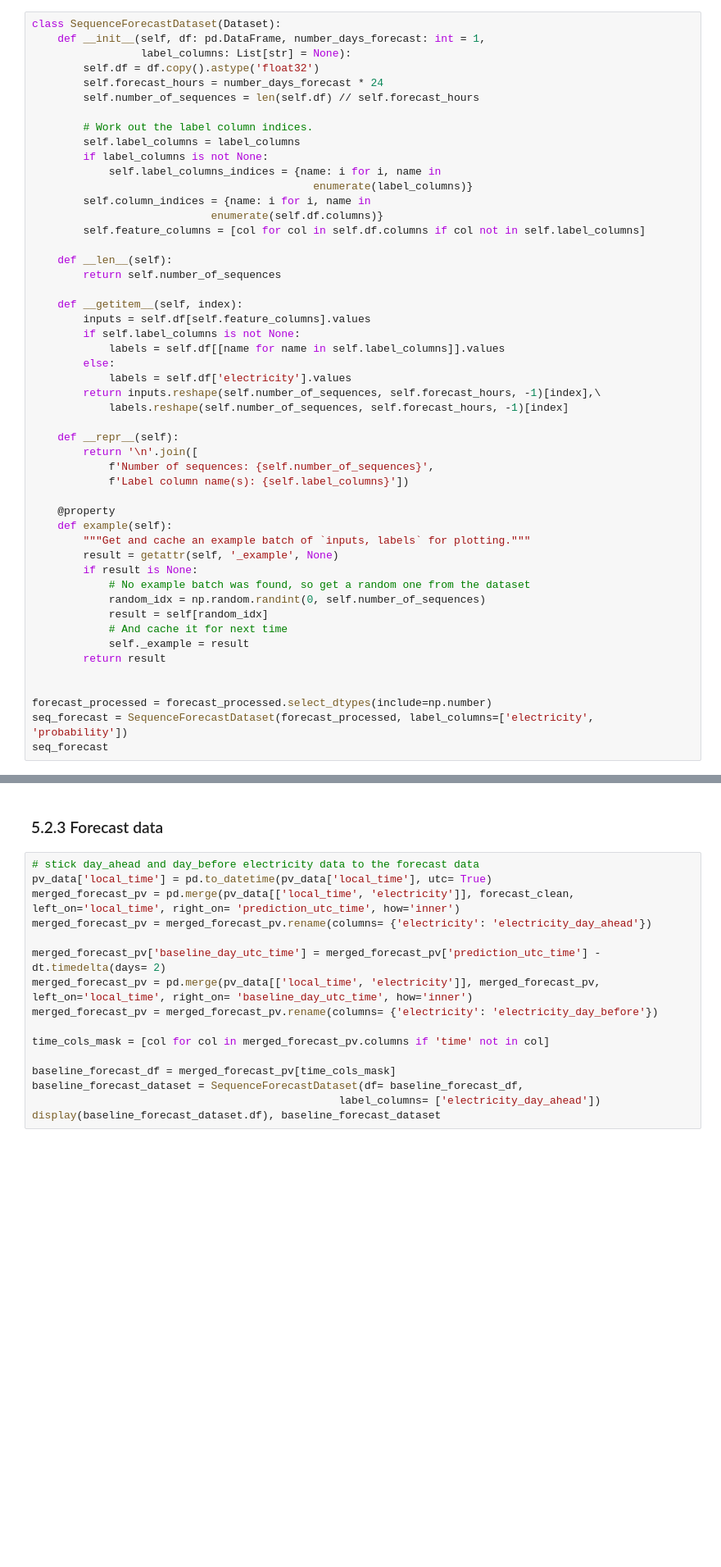
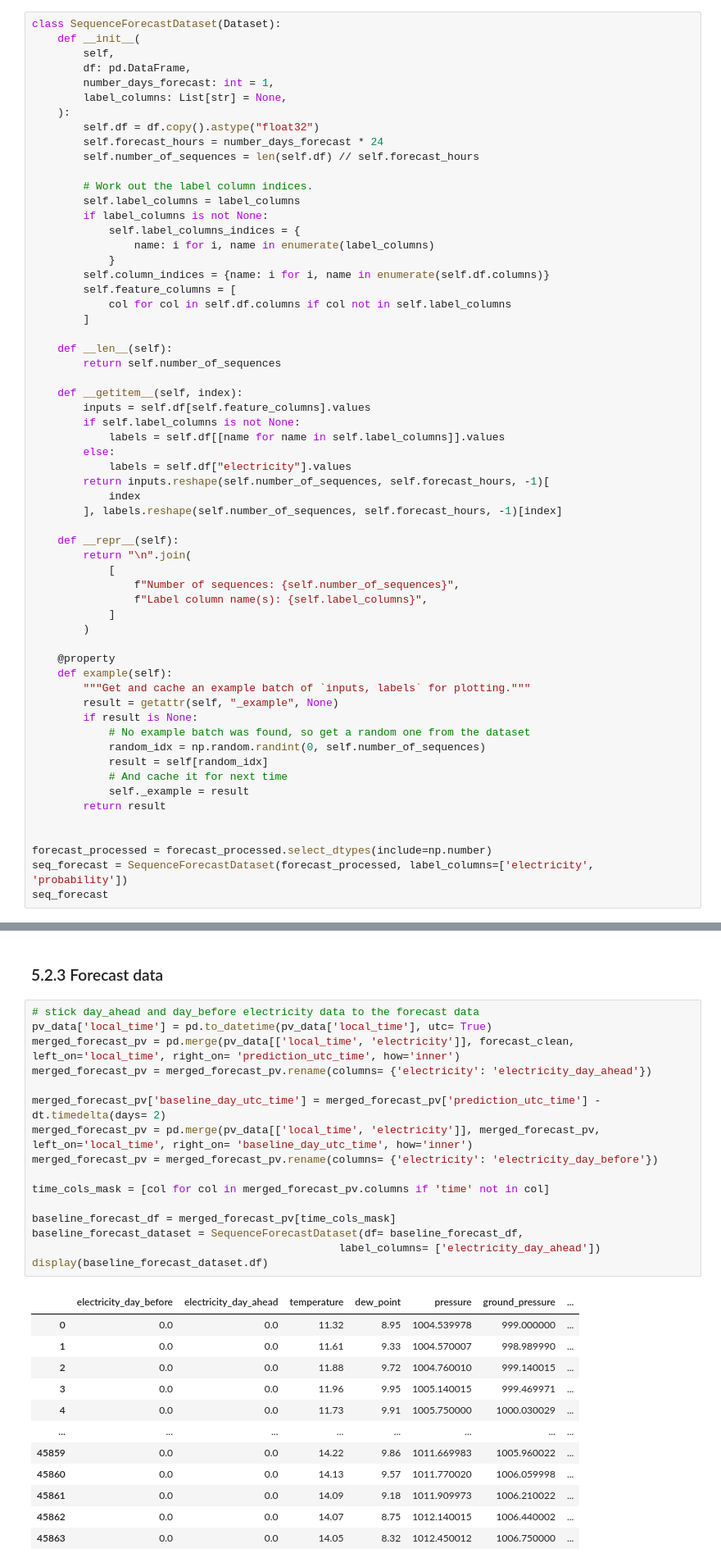
Before and after one commit to jerome-roeser/day-ahead-power-forecast, a Jupyter notebook: notebooks/advanced_power_forecast_pytorch.ipynb, the cells around one changed output, grey strips where cells are left out. Shown: that part at 82% size. Drawn from its saved outputs; the diff is of its cells as text; blank space fills up the shorter version.

```diff
--- a/notebooks/advanced_power_forecast_pytorch.ipynb
+++ b/notebooks/advanced_power_forecast_pytorch.ipynb
@@ -490,20 +630,26 @@ seq_pv
 ## 4.2 Forecast Data
 # %%
 class SequenceForecastDataset(Dataset):
-    def __init__(self, df: pd.DataFrame, number_days_forecast: int = 1,
-                 label_columns: List[str] = None):
-        self.df = df.copy().astype('float32')
+    def __init__(
+        self,
+        df: pd.DataFrame,
+        number_days_forecast: int = 1,
+        label_columns: List[str] = None,
+    ):
+        self.df = df.copy().astype("float32")
         self.forecast_hours = number_days_forecast * 24
         self.number_of_sequences = len(self.df) // self.forecast_hours
 
         # Work out the label column indices.
         self.label_columns = label_columns
         if label_columns is not None:
-            self.label_columns_indices = {name: i for i, name in
-                                            enumerate(label_columns)}
-        self.column_indices = {name: i for i, name in
-                            enumerate(self.df.columns)}
-        self.feature_columns = [col for col in self.df.columns if col not in self.label_columns]
+            self.label_columns_indices = {
+                name: i for i, name in enumerate(label_columns)
+            }
+        self.column_indices = {name: i for i, name in enumerate(self.df.columns)}
+        self.feature_columns = [
+            col for col in self.df.columns if col not in self.label_columns
+        ]
 
     def __len__(self):
         return self.number_of_sequences
@@ -513,19 +659,23 @@ class SequenceForecastDataset(Dataset):
         if self.label_columns is not None:
             labels = self.df[[name for name in self.label_columns]].values
         else:
-            labels = self.df['electricity'].values
-        return inputs.reshape(self.number_of_sequences, self.forecast_hours, -1)[index],\
-            labels.reshape(self.number_of_sequences, self.forecast_hours, -1)[index]
+            labels = self.df["electricity"].values
+        return inputs.reshape(self.number_of_sequences, self.forecast_hours, -1)[
+            index
+        ], labels.reshape(self.number_of_sequences, self.forecast_hours, -1)[index]
 
     def __repr__(self):
-        return '\n'.join([
-            f'Number of sequences: {self.number_of_sequences}',
-            f'Label column name(s): {self.label_columns}'])
+        return "\n".join(
+            [
+                f"Number of sequences: {self.number_of_sequences}",
+                f"Label column name(s): {self.label_columns}",
+            ]
+        )
 
     @property
     def example(self):
         """Get and cache an example batch of `inputs, labels` for plotting."""
-        result = getattr(self, '_example', None)
+        result = getattr(self, "_example", None)
         if result is None:
             # No example batch was found, so get a random one from the dataset
             random_idx = np.random.randint(0, self.number_of_sequences)
@@ -620,16 +774,29 @@ print("Baseline Metrics:", baseline_pv)
 # %%
 # stick day_ahead and day_before electricity data to the forecast data
 pv_data['local_time'] = pd.to_datetime(pv_data['local_time'], utc= True)
 merged_forecast_pv = pd.merge(pv_data[['local_time', 'electricity']], forecast_clean, left_on='local_time', right_on= 'prediction_utc_time', how='inner')
 merged_forecast_pv = merged_forecast_pv.rename(columns= {'electricity': 'electricity_day_ahead'})
 
 merged_forecast_pv['baseline_day_utc_time'] = merged_forecast_pv['prediction_utc_time'] - dt.timedelta(days= 2)
 merged_forecast_pv = pd.merge(pv_data[['local_time', 'electricity']], merged_forecast_pv, left_on='local_time', right_on= 'baseline_day_utc_time', how='inner')
 merged_forecast_pv = merged_forecast_pv.rename(columns= {'electricity': 'electricity_day_before'})
 
 time_cols_mask = [col for col in merged_forecast_pv.columns if 'time' not in col]
 
 baseline_forecast_df = merged_forecast_pv[time_cols_mask]
 baseline_forecast_dataset = SequenceForecastDataset(df= baseline_forecast_df,
                                                 label_columns= ['electricity_day_ahead'])
-display(baseline_forecast_dataset.df), baseline_forecast_dataset
+display(baseline_forecast_dataset.df)
+# %% [output]
+|  | electricity_day_before | electricity_day_ahead | temperature | dew_point | pressure | ground_pressure | ... |
+| 0 | 0.0 | 0.0 | 11.32 | 8.95 | 1004.539978 | 999.000000 | ... |
+| 1 | 0.0 | 0.0 | 11.61 | 9.33 | 1004.570007 | 998.989990 | ... |
+| 2 | 0.0 | 0.0 | 11.88 | 9.72 | 1004.760010 | 999.140015 | ... |
+| 3 | 0.0 | 0.0 | 11.96 | 9.95 | 1005.140015 | 999.469971 | ... |
+| 4 | 0.0 | 0.0 | 11.73 | 9.91 | 1005.750000 | 1000.030029 | ... |
+| ... | ... | ... | ... | ... | ... | ... | ... |
+| 45859 | 0.0 | 0.0 | 14.22 | 9.86 | 1011.669983 | 1005.960022 | ... |
+| 45860 | 0.0 | 0.0 | 14.13 | 9.57 | 1011.770020 | 1006.059998 | ... |
+| 45861 | 0.0 | 0.0 | 14.09 | 9.18 | 1011.909973 | 1006.210022 | ... |
+| 45862 | 0.0 | 0.0 | 14.07 | 8.75 | 1012.140015 | 1006.440002 | ... |
+| 45863 | 0.0 | 0.0 | 14.05 | 8.32 | 1012.450012 | 1006.750000 | ... |
```
Also changed, not shown: parts of 28 cells of this notebook, 3 other files.
